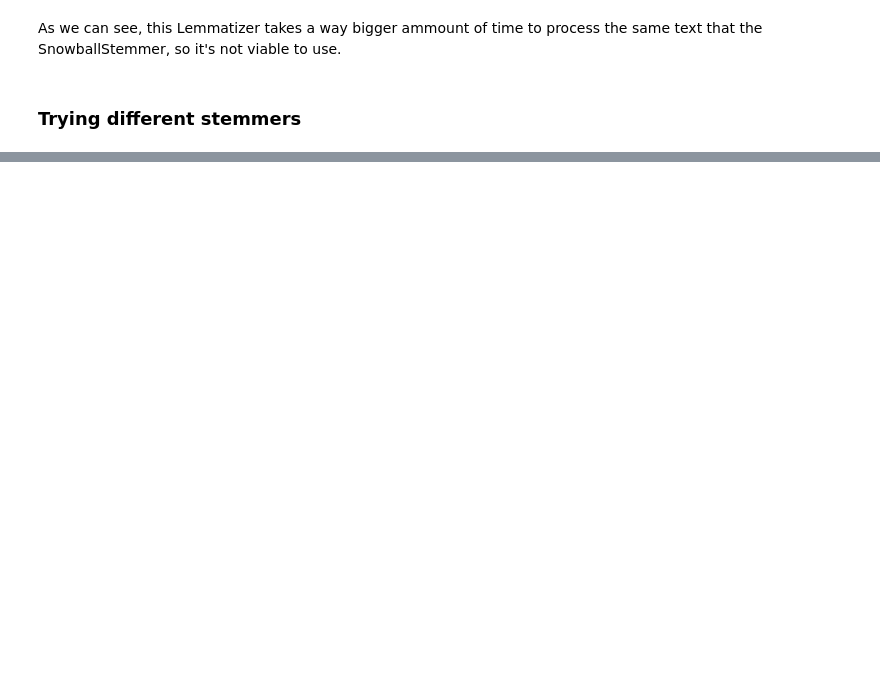
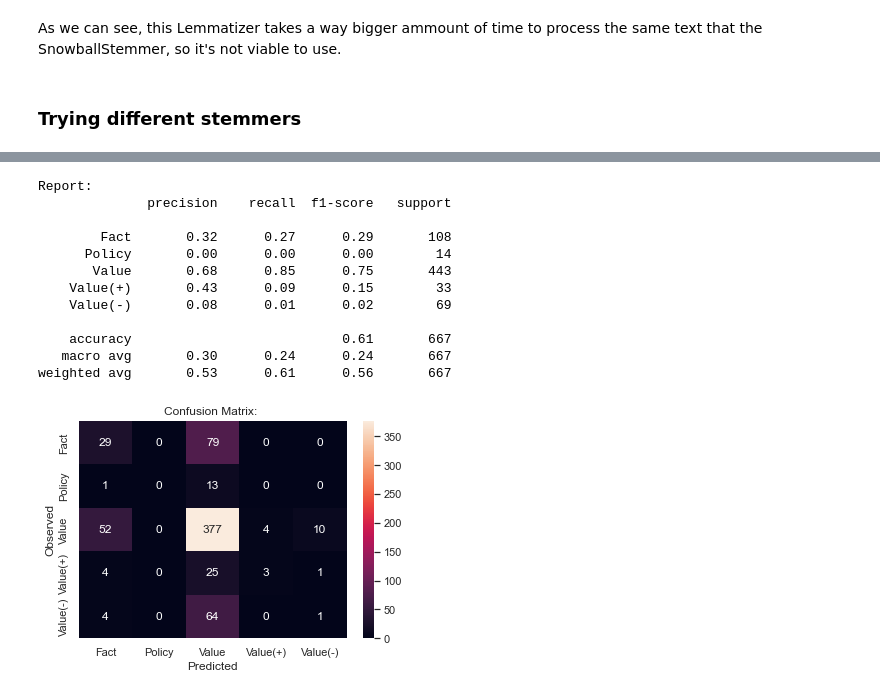
Before and after one commit to claramoreirag/FEUP-NLP, a Jupyter notebook: adu-classifier.ipynb, the cells around one changed output, grey strips where cells are left out. Saved outputs shown, nothing was run; the diff lists cells and outputs as text; code cells hidden in the pictures; blank space fills up the shorter version.

```diff
--- a/adu-classifier.ipynb
+++ b/adu-classifier.ipynb
@@ -376,0 +405,20 @@ weighted avg       0.54      0.60      0.54       667
+# %%
+X_train, X_test, y_train, y_test = split(corpusA)
+clf = LogisticRegression(solver="saga", penalty="l2")
+clf.fit(X_train, y_train)
+pred = clf.predict(X_test)
+evaluation(pred)
+# %% [output]
+Report:
+              precision    recall  f1-score   support
+
+        Fact       0.32      0.27      0.29       108
+      Policy       0.00      0.00      0.00        14
+       Value       0.68      0.85      0.75       443
+    Value(+)       0.43      0.09      0.15        33
+    Value(-)       0.08      0.01      0.02        69
+
+    accuracy                           0.61       667
+   macro avg       0.30      0.24      0.24       667
+weighted avg       0.53      0.61      0.56       667
+[figure, added]
```
Also changed, not shown: parts of 19 cells of this notebook.
